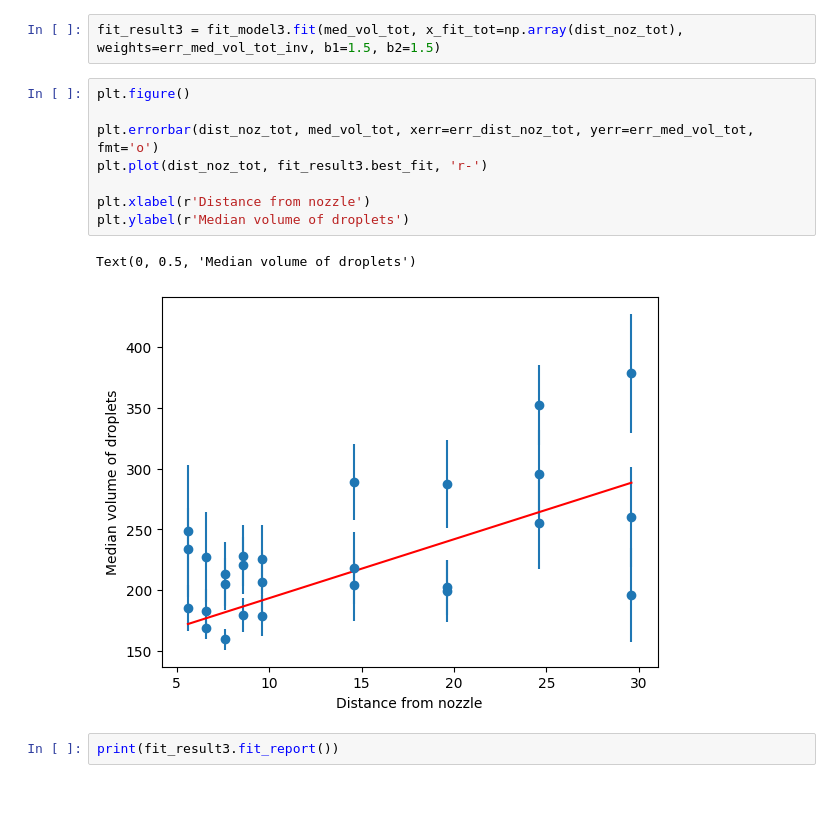
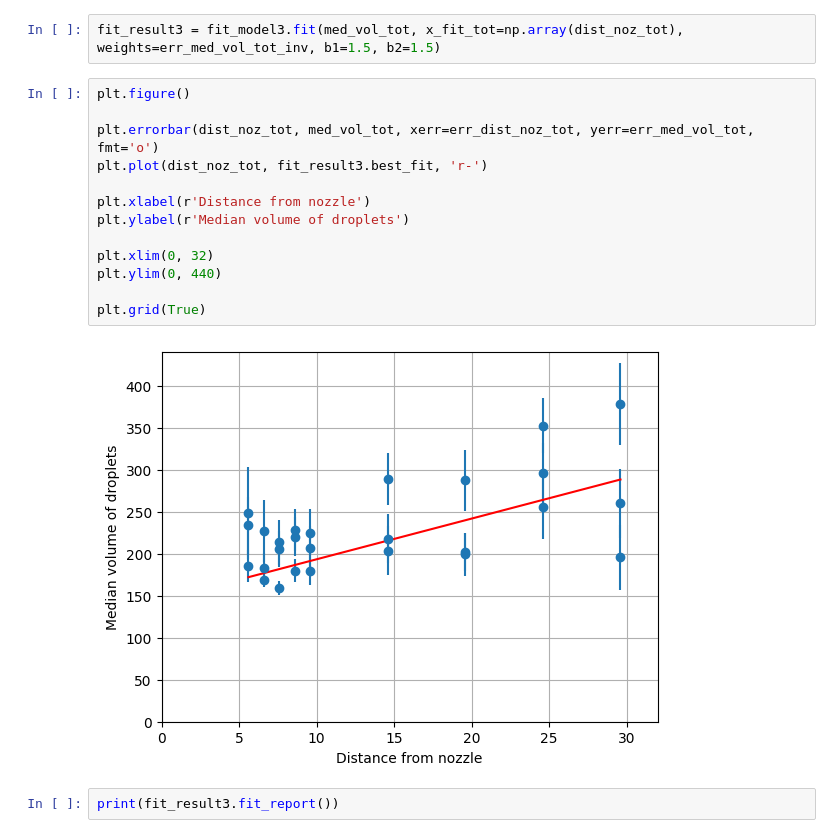
Before and after one commit to Trystan-Git/PNS-group-23--Dynamics-of-coalescence-events-in-spray-clouds, a Jupyter notebook: Data-analysis_day3.ipynb, the cells around one changed output. Drawn from its saved outputs; the diff is of its cells as text; blank space fills up the shorter version.

```diff
--- a/Data-analysis_day3.ipynb
+++ b/Data-analysis_day3.ipynb
@@ -189,14 +209,18 @@ fit_result3 = fit_model3.fit(med_vol_tot, x_fit_tot=np.array(dist_noz_tot), weig
 # %%
 plt.figure()
 
 plt.errorbar(dist_noz_tot, med_vol_tot, xerr=err_dist_noz_tot, yerr=err_med_vol_tot, fmt='o')
 plt.plot(dist_noz_tot, fit_result3.best_fit, 'r-')
 
 plt.xlabel(r'Distance from nozzle')
 plt.ylabel(r'Median volume of droplets')
+
+plt.xlim(0, 32)
+plt.ylim(0, 440)
+
+plt.grid(True)
 # %% [output]
-Text(0, 0.5, 'Median volume of droplets')
-[figure, old version]
+[figure, new version]
 # %%
 print(fit_result3.fit_report())
 # %% [output]
```
Also changed, not shown: parts of 9 cells of this notebook, 1 other file.
